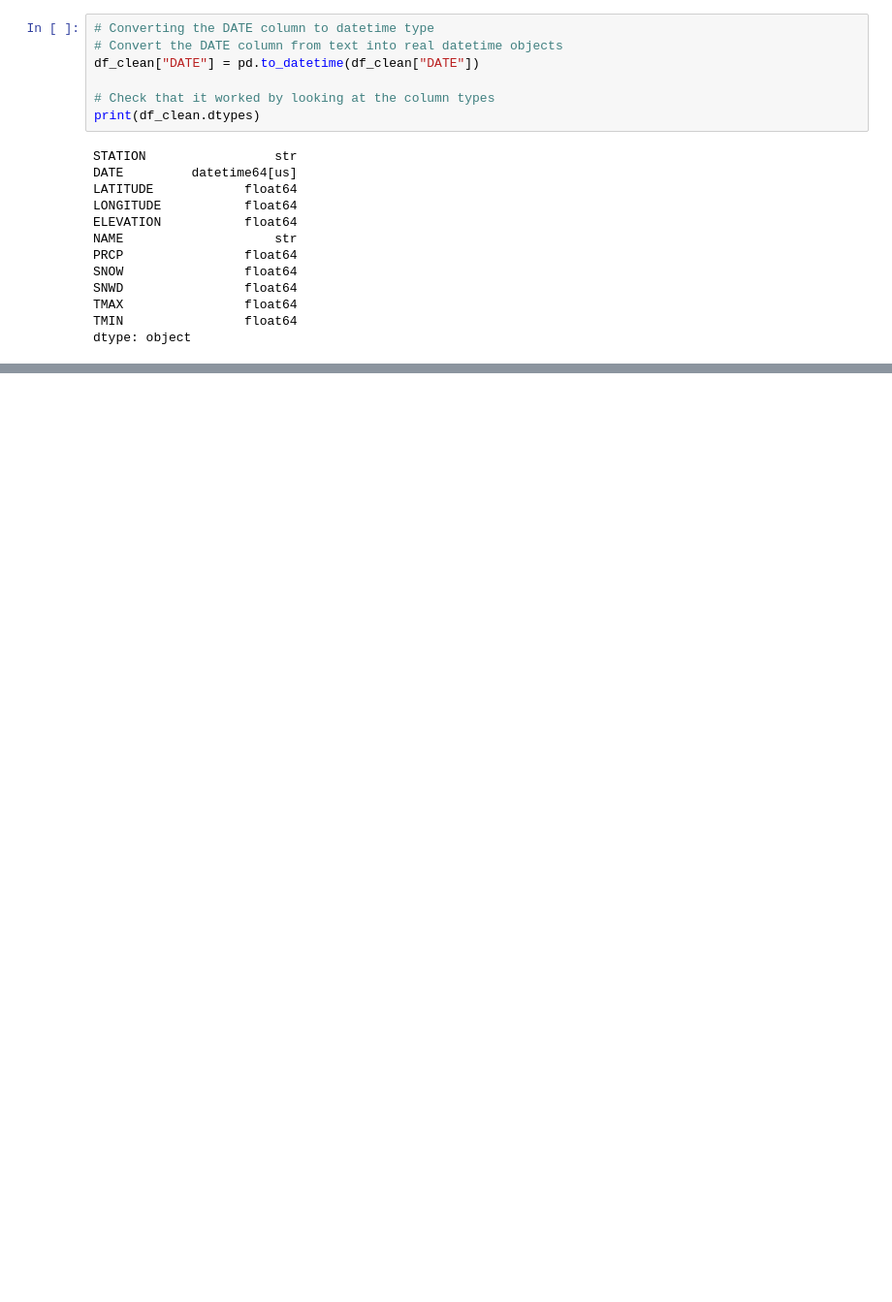
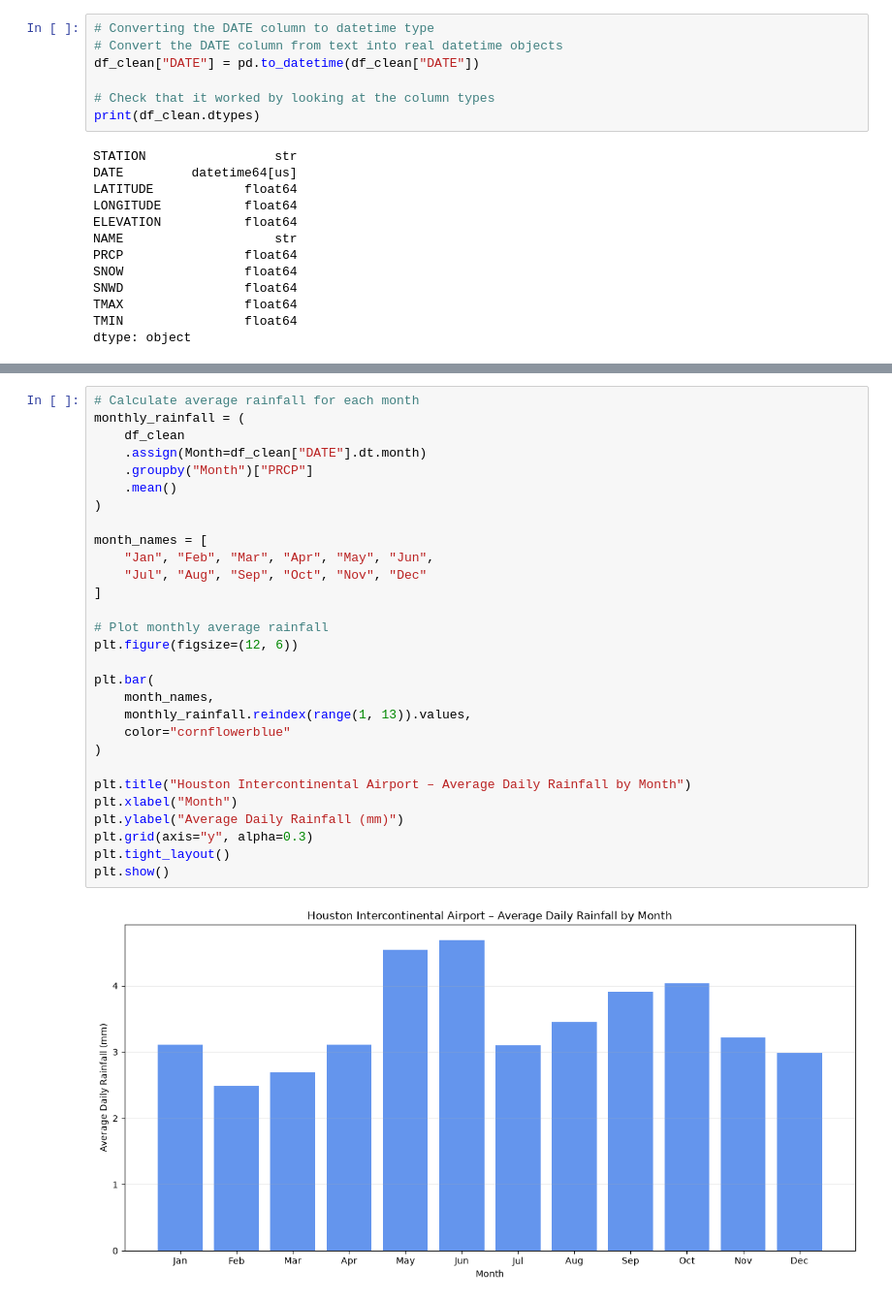
Before and after one commit to Sudarshan006/climate-risk-dashboard, a Jupyter notebook: notebooks/01_explore_ghcn.ipynb, the cells around one changed output, grey strips where cells are left out. Shown at 97% size. Saved outputs shown, nothing was run; the diff lists cells and outputs as text; blank space fills up the shorter version.

```diff
--- a/notebooks/01_explore_ghcn.ipynb
+++ b/notebooks/01_explore_ghcn.ipynb
@@ -138,0 +196,31 @@ plt.show()
+# %%
+# Calculate average rainfall for each month
+monthly_rainfall = (
+    df_clean
+    .assign(Month=df_clean["DATE"].dt.month)
+    .groupby("Month")["PRCP"]
+    .mean()
+)
+
+month_names = [
+    "Jan", "Feb", "Mar", "Apr", "May", "Jun",
+    "Jul", "Aug", "Sep", "Oct", "Nov", "Dec"
+]
+
+# Plot monthly average rainfall
+plt.figure(figsize=(12, 6))
+
+plt.bar(
+    month_names,
+    monthly_rainfall.reindex(range(1, 13)).values,
+    color="cornflowerblue"
+)
+
+plt.title("Houston Intercontinental Airport – Average Daily Rainfall by Month")
+plt.xlabel("Month")
+plt.ylabel("Average Daily Rainfall (mm)")
+plt.grid(axis="y", alpha=0.3)
+plt.tight_layout()
+plt.show()
+# %% [output]
+[figure, added]
```
Also changed, not shown: parts of 9 cells of this notebook.
